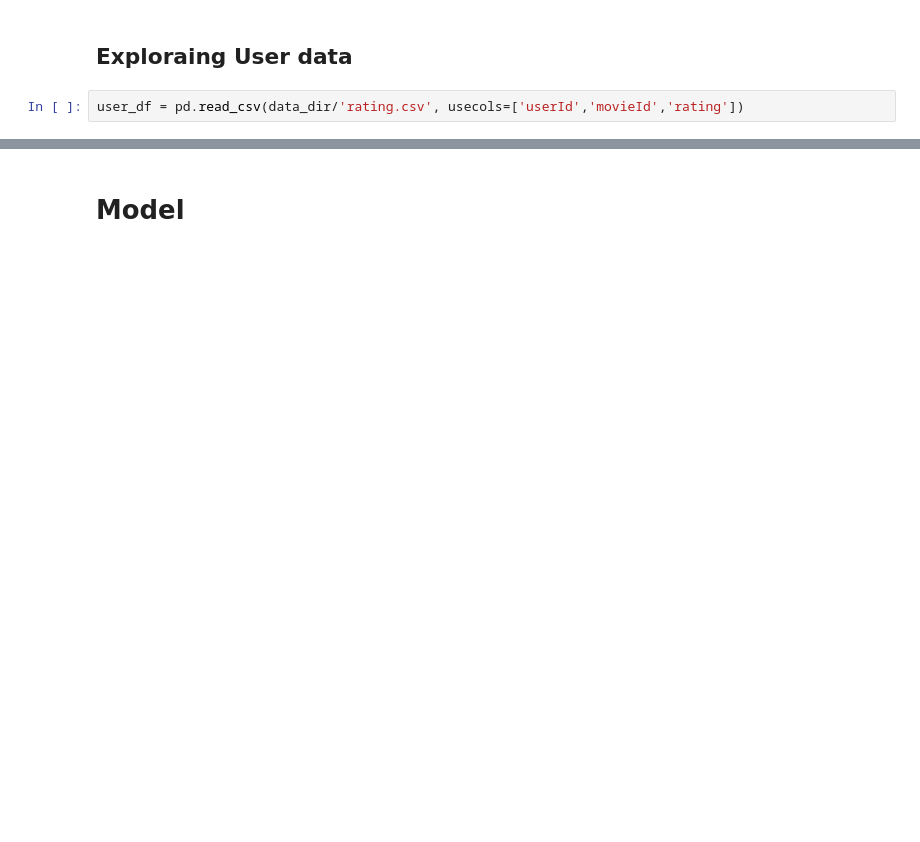
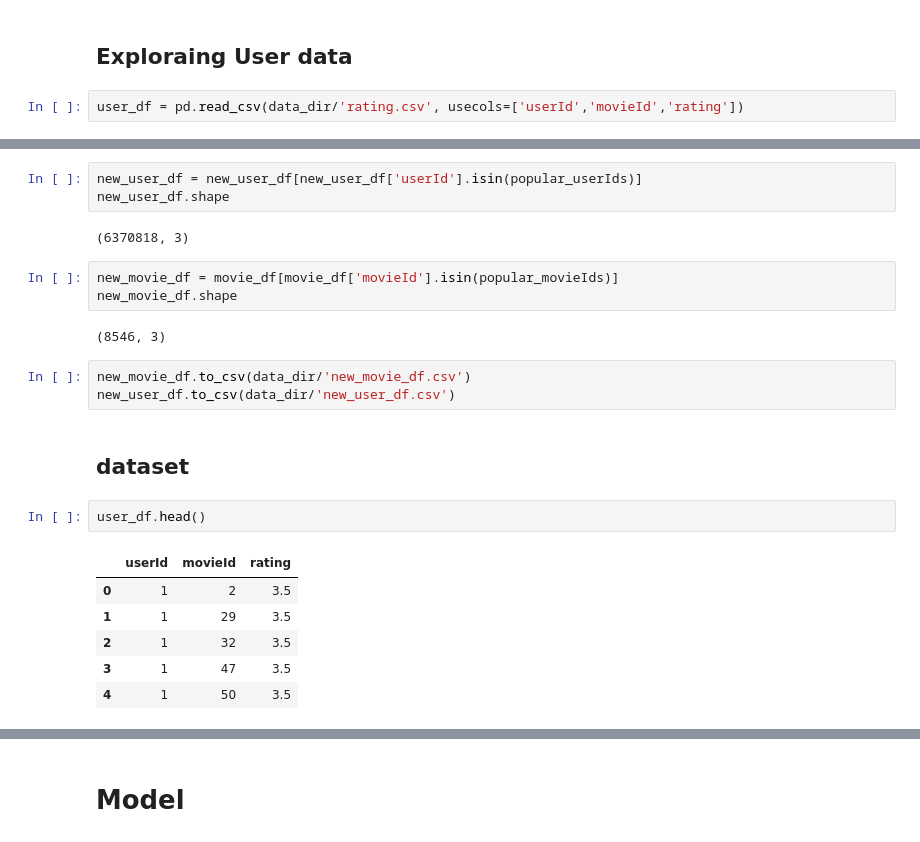
Before and after one commit to tikendraw/movie-recommender-system-collaborative-filtering, a Jupyter notebook: notebooks/recommeder_nb_main.ipynb, the cells around one changed output, grey strips where cells are left out. Drawn from its saved outputs; the diff is of its cells as text; blank space fills up the shorter version.

```diff
--- a/notebooks/recommeder_nb_main.ipynb
+++ b/notebooks/recommeder_nb_main.ipynb
@@ -92,3 +281,27 @@ clean_text(a)
+# %%
+new_user_df = new_user_df[new_user_df['userId'].isin(popular_userIds)]
+new_user_df.shape
+# %% [output]
+(6370818, 3)
+# %%
+new_movie_df = movie_df[movie_df['movieId'].isin(popular_movieIds)]
+new_movie_df.shape
+# %% [output]
+(8546, 3)
+# %%
+new_movie_df.to_csv(data_dir/'new_movie_df.csv')
+new_user_df.to_csv(data_dir/'new_user_df.csv')
+# %% [markdown]
+## dataset
+# %%
+user_df.head()
+# %% [output]
+|  | userId | movieId | rating |
+| 0 | 1 | 2 | 3.5 |
+| 1 | 1 | 29 | 3.5 |
+| 2 | 1 | 32 | 3.5 |
+| 3 | 1 | 47 | 3.5 |
+| 4 | 1 | 50 | 3.5 |
 # %%
 # Define a custom dataset class
 class MovieRatingDataset(Dataset):
```
Also changed, not shown: parts of 72 cells of this notebook.
